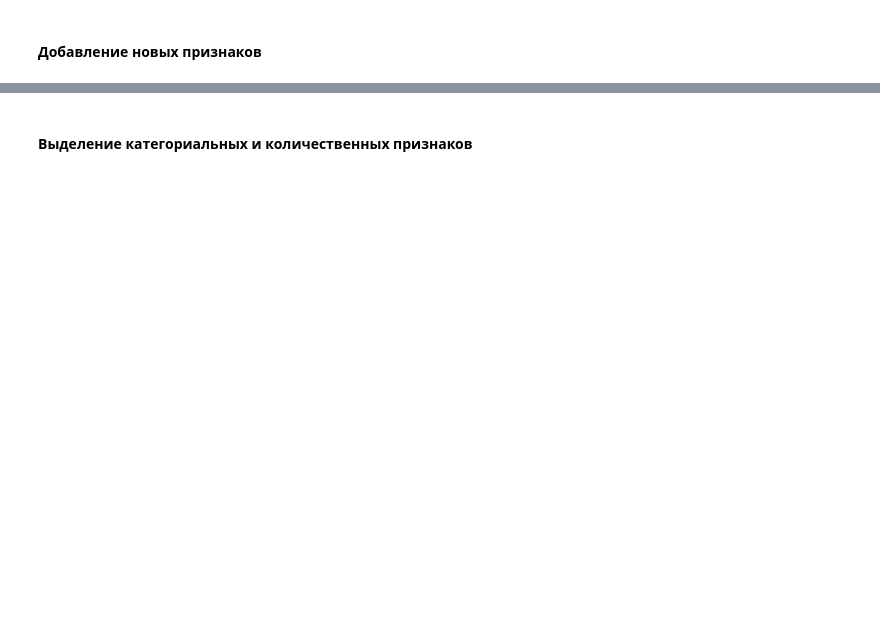
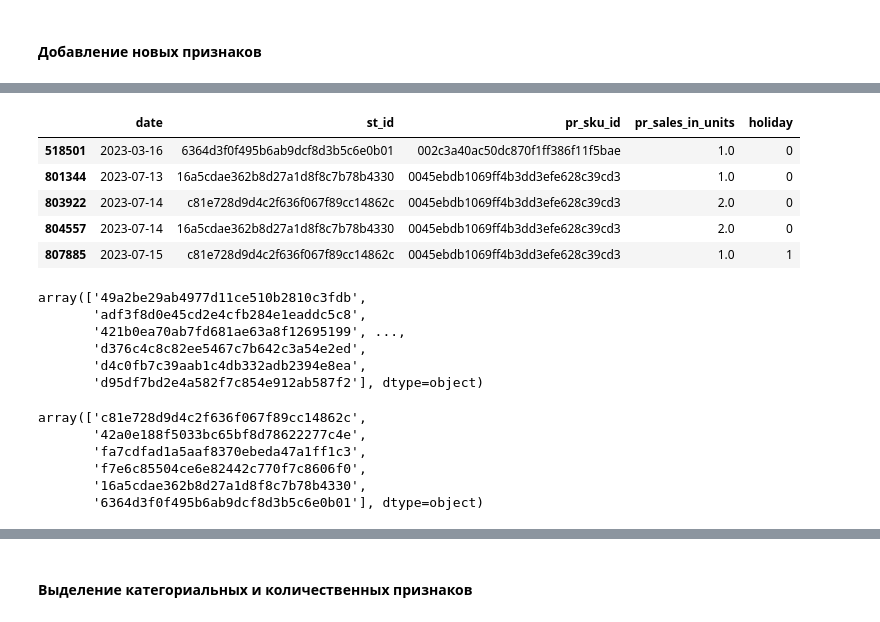
Before and after one commit to denis-42ds/demand_forecast_retailer, a Jupyter notebook: demand_forecast.ipynb, the cells around one changed output, grey strips where cells are left out. Cells and saved outputs as stored; diff of their text form; code cells hidden in the pictures; blank space fills up the shorter version.

```diff
--- a/demand_forecast.ipynb
+++ b/demand_forecast.ipynb
@@ -629,9 +624,0 @@ memory usage: 105.8+ MB
-# %%
-total['day'] = total.index
-# %%
-total['month'] = total['day'].dt.month
-total['year'] = total['day'].dt.year
-total['weekday'] = total['day'].dt.weekday
-total['dt'] = total['day']
-total['day'] = total['dt'].dt.day
-total.head(5)
@@ -646,0 +650,31 @@ total.head(5)
+# %%
+len(total_big['st_id'].unique()), len(total_big['pr_sku_id'].unique()) #10, 2031
+tb_sku_sorted = total_big.sort_values(['pr_sku_id', 'date'])
+tb_sku_sorted.head()
+# %% [output]
+|  | date | st_id | pr_sku_id | pr_sales_in_units | holiday |
+| 518501 | 2023-03-16 | 6364d3f0f495b6ab9dcf8d3b5c6e0b01 | 002c3a40ac50dc870f1ff386f11f5bae | 1.0 | 0 |
+| 801344 | 2023-07-13 | 16a5cdae362b8d27a1d8f8c7b78b4330 | 0045ebdb1069ff4b3dd3efe628c39cd3 | 1.0 | 0 |
+| 803922 | 2023-07-14 | c81e728d9d4c2f636f067f89cc14862c | 0045ebdb1069ff4b3dd3efe628c39cd3 | 2.0 | 0 |
+| 804557 | 2023-07-14 | 16a5cdae362b8d27a1d8f8c7b78b4330 | 0045ebdb1069ff4b3dd3efe628c39cd3 | 2.0 | 0 |
+| 807885 | 2023-07-15 | c81e728d9d4c2f636f067f89cc14862c | 0045ebdb1069ff4b3dd3efe628c39cd3 | 1.0 | 1 |
+# %%
+unique_sku = total_big['pr_sku_id'].unique()
+unique_sku
+# %% [output]
+array(['49a2be29ab4977d11ce510b2810c3fdb',
+       'adf3f8d0e45cd2e4cfb284e1eaddc5c8',
+       '421b0ea70ab7fd681ae63a8f12695199', ...,
+       'd376c4c8c82ee5467c7b642c3a54e2ed',
+       'd4c0fb7c39aab1c4db332adb2394e8ea',
+       'd95df7bd2e4a582f7c854e912ab587f2'], dtype=object)
+# %%
+data = tb_sku_sorted[tb_sku_sorted['pr_sku_id'] == 'adf3f8d0e45cd2e4cfb284e1eaddc5c8']
+data['st_id'].unique()
+# %% [output]
+array(['c81e728d9d4c2f636f067f89cc14862c',
+       '42a0e188f5033bc65bf8d78622277c4e',
+       'fa7cdfad1a5aaf8370ebeda47a1ff1c3',
+       'f7e6c85504ce6e82442c770f7c8606f0',
+       '16a5cdae362b8d27a1d8f8c7b78b4330',
+       '6364d3f0f495b6ab9dcf8d3b5c6e0b01'], dtype=object)
```
Also changed, not shown: parts of 45 cells of this notebook, 3 other files.
